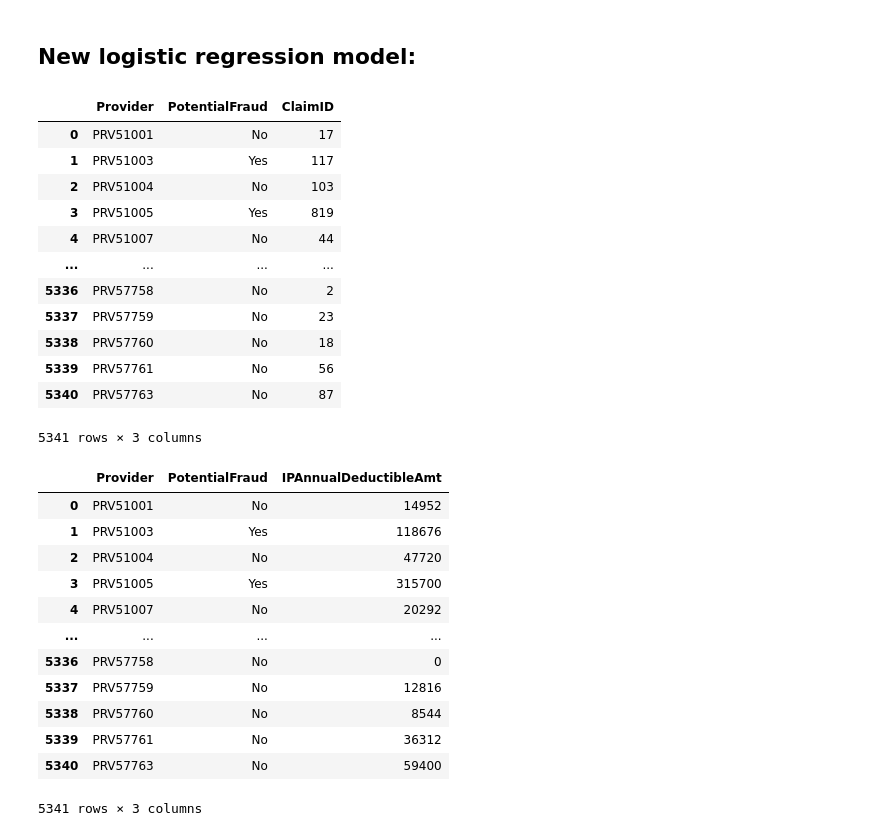
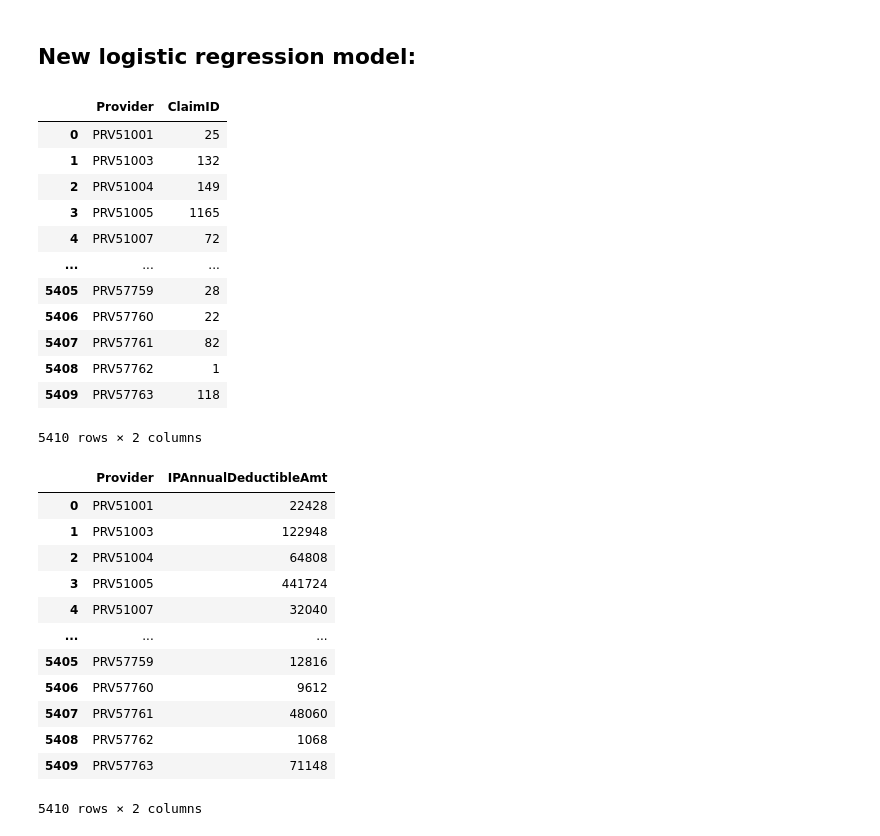
Before and after one commit to areias/healthcare_fraud, a Jupyter notebook: Logistic_Regression.ipynb, the cells around one changed output. Drawn from its saved outputs; the diff is of its cells as text; code cells hidden in the pictures.

```diff
--- a/Logistic_Regression.ipynb
+++ b/Logistic_Regression.ipynb
@@ -272,37 +288,37 @@ wandb.sklearn.plot_summary_metrics(log_model, X_train, y_train, X_test, y_test)
 # %% [markdown]
 ## New logistic regression model:
 # %%
-groups1 = final_df.groupby(['Provider', 'PotentialFraud'], as_index=False)['ClaimID'].count()
+groups1 = final_df.groupby(['Provider'], as_index=False)['ClaimID'].count()
 groups1
 # %% [output]
-|  | Provider | PotentialFraud | ClaimID |
-| 0 | PRV51001 | No | 17 |
-| 1 | PRV51003 | Yes | 117 |
-| 2 | PRV51004 | No | 103 |
-| 3 | PRV51005 | Yes | 819 |
-| 4 | PRV51007 | No | 44 |
-| ... | ... | ... | ... |
-| 5336 | PRV57758 | No | 2 |
-| 5337 | PRV57759 | No | 23 |
-| 5338 | PRV57760 | No | 18 |
-| 5339 | PRV57761 | No | 56 |
-| 5340 | PRV57763 | No | 87 |
+|  | Provider | ClaimID |
+| 0 | PRV51001 | 25 |
+| 1 | PRV51003 | 132 |
+| 2 | PRV51004 | 149 |
+| 3 | PRV51005 | 1165 |
+| 4 | PRV51007 | 72 |
+| ... | ... | ... |
+| 5405 | PRV57759 | 28 |
+| 5406 | PRV57760 | 22 |
+| 5407 | PRV57761 | 82 |
+| 5408 | PRV57762 | 1 |
+| 5409 | PRV57763 | 118 |
-5341 rows × 3 columns
+5410 rows × 2 columns
 # %%
-groups2 = final_df.groupby(['Provider','PotentialFraud'], as_index=False)['IPAnnualDeductibleAmt'].sum()
+groups2 = final_df.groupby(['Provider'], as_index=False)['IPAnnualDeductibleAmt'].sum()
 groups2
 # %% [output]
-|  | Provider | PotentialFraud | IPAnnualDeductibleAmt |
-| 0 | PRV51001 | No | 14952 |
-| 1 | PRV51003 | Yes | 118676 |
-| 2 | PRV51004 | No | 47720 |
-| 3 | PRV51005 | Yes | 315700 |
-| 4 | PRV51007 | No | 20292 |
-| ... | ... | ... | ... |
-| 5336 | PRV57758 | No | 0 |
-| 5337 | PRV57759 | No | 12816 |
-| 5338 | PRV57760 | No | 8544 |
-| 5339 | PRV57761 | No | 36312 |
-| 5340 | PRV57763 | No | 59400 |
+|  | Provider | IPAnnualDeductibleAmt |
+| 0 | PRV51001 | 22428 |
+| 1 | PRV51003 | 122948 |
+| 2 | PRV51004 | 64808 |
+| 3 | PRV51005 | 441724 |
+| 4 | PRV51007 | 32040 |
+| ... | ... | ... |
+| 5405 | PRV57759 | 12816 |
+| 5406 | PRV57760 | 9612 |
+| 5407 | PRV57761 | 48060 |
+| 5408 | PRV57762 | 1068 |
+| 5409 | PRV57763 | 71148 |
-5341 rows × 3 columns
+5410 rows × 2 columns
 # %%
```
Also changed, not shown: parts of 28 cells of this notebook.
